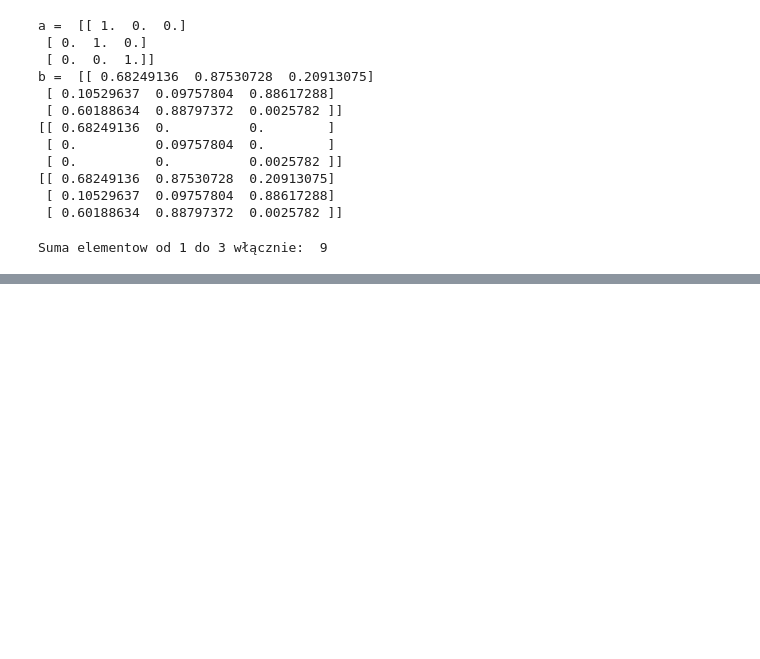
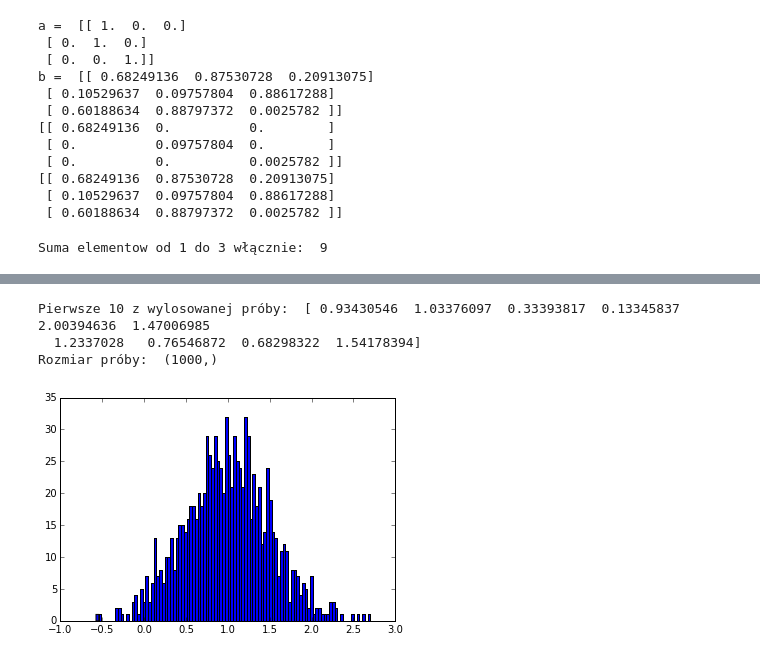
Before and after one commit to uj-robotics/dalek, a Jupyter notebook: practical-ml/przydatne-pakiety.ipynb, the cells around one changed output, grey strips where cells are left out. Drawn from its saved outputs; the diff is of its cells as text; code cells hidden in the pictures; blank space fills up the shorter version.

```diff
--- a/practical-ml/przydatne-pakiety.ipynb
+++ b/practical-ml/przydatne-pakiety.ipynb
@@ -92,0 +126,11 @@ c = np.random.uniform(size=(5,))
+# %%
+# Są inne wykresy, np histogram
+samples = np.random.normal(loc=1.0, scale=0.5, size=1000) # 1000 liczb z rozkładu normalnego
+print "Pierwsze 10 z wylosowanej próby: ", samples[0:10] # 10 pierwszych
+print "Rozmiar próby: ", samples.shape # rozmiar
+_ = plt.hist(samples, bins=100)
+# %% [output]
+Pierwsze 10 z wylosowanej próby:  [ 0.93430546  1.03376097  0.33393817  0.13345837  2.00394636  1.47006985
+  1.2337028   0.76546872  0.68298322  1.54178394]
+Rozmiar próby:  (1000,)
+[figure, added]
```
Also changed, not shown: parts of 12 cells of this notebook, 4 other files.
